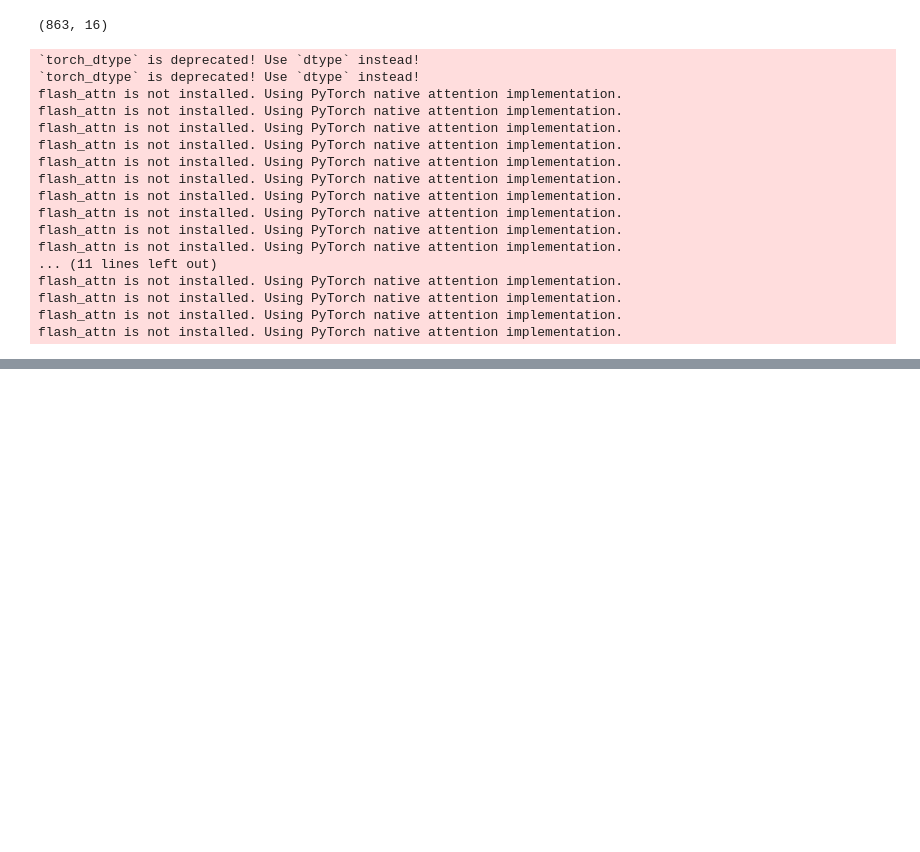
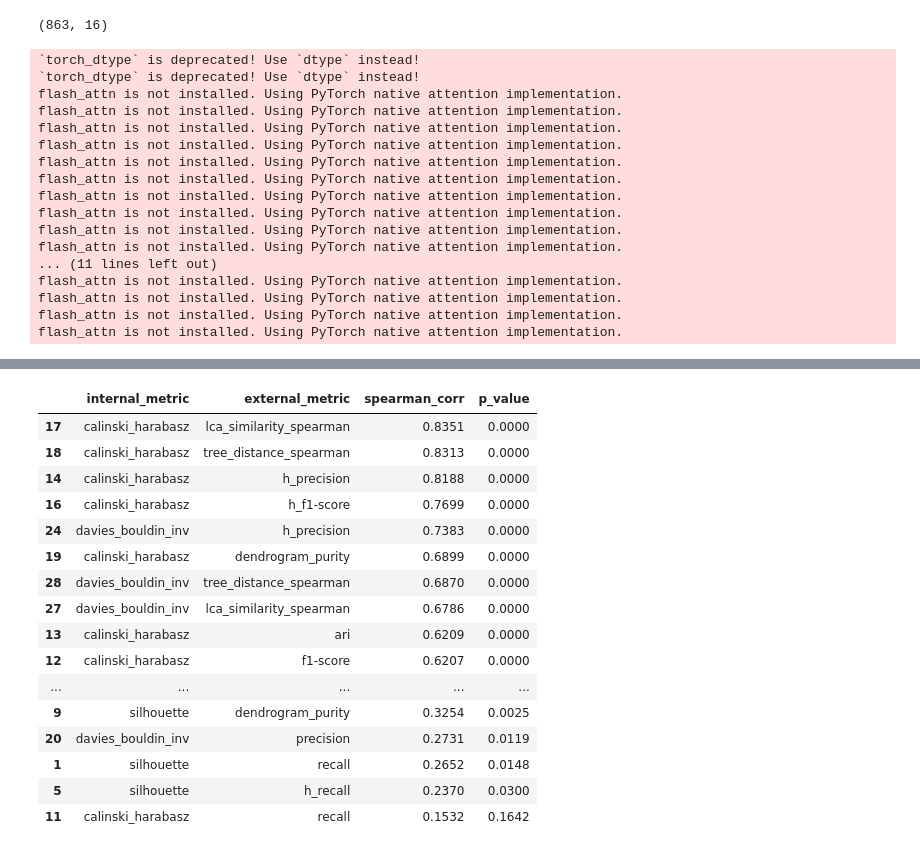
Before and after one commit to haritonn/coursework3, a Jupyter notebook: coursework3.ipynb, the cells around one changed output, grey strips where cells are left out. Saved outputs shown, nothing was run; the diff lists cells and outputs as text; code cells hidden in the pictures; blank space fills up the shorter version.

```diff
--- a/coursework3.ipynb
+++ b/coursework3.ipynb
@@ -1,6 +1,10 @@
 # %%
 import re
 import gc
+
+from collections import Counter, defaultdict
+from functools import lru_cache
+from pathlib import Path
 
 import numpy as np
 import pandas as pd
@@ -25,8 +29,9 @@ from sentence_transformers import SentenceTransformer
 from sklearn.feature_extraction.text import TfidfVectorizer
 from sklearn.decomposition import TruncatedSVD, PCA
 from sklearn.preprocessing import normalize, Normalizer
-from sklearn.cluster import KMeans, AgglomerativeClustering
+from sklearn.cluster import KMeans
 from sklearn.pipeline import make_pipeline
+from sklearn.neighbors import NearestNeighbors
 
 from umap import UMAP
 from hdbscan import HDBSCAN
@@ -38,6 +43,10 @@ from sklearn.metrics import (
     davies_bouldin_score
 )
 from sklearn.metrics.cluster import pair_confusion_matrix
+from scipy.stats import spearmanr
+
+RESULTS_DIR = Path("results")
+RESULTS_DIR.mkdir(exist_ok=True)
 # %%
 df = pd.read_csv("./Разметка_текущая (1).csv")
 df.head()
@@ -456,0 +750,52 @@ total_df = pd.concat(all_results, ignore_index=True)
+# %%
+def corr_table_to_long(corr, pval, x_name="x_metric", y_name="y_metric"):
+    corr_long = (
+        corr
+        .stack()
+        .rename("spearman_corr")
+        .reset_index()
+        .rename(columns={"level_0": x_name, "level_1": y_name})
+    )
+
+    pval_long = (
+        pval
+        .stack()
+        .rename("p_value")
+        .reset_index()
+        .rename(columns={"level_0": x_name, "level_1": y_name})
+    )
+
+    return (
+        corr_long
+        .merge(pval_long, on=[x_name, y_name], how="left")
+        .sort_values("spearman_corr", ascending=False)
+    )
+
+
+corr_internal_external_long = corr_table_to_long(
+    corr_internal_external,
+    pval_internal_external,
+    x_name="internal_metric",
+    y_name="external_metric",
+)
+
+corr_internal_external_long.to_csv(RESULTS_DIR / "correlations_internal_external.csv", index=False)
+display(corr_internal_external_long.round(4))
+# %% [output]
+|  | internal_metric | external_metric | spearman_corr | p_value |
+| 17 | calinski_harabasz | lca_similarity_spearman | 0.8351 | 0.0000 |
+| 18 | calinski_harabasz | tree_distance_spearman | 0.8313 | 0.0000 |
+| 14 | calinski_harabasz | h_precision | 0.8188 | 0.0000 |
+| 16 | calinski_harabasz | h_f1-score | 0.7699 | 0.0000 |
+| 24 | davies_bouldin_inv | h_precision | 0.7383 | 0.0000 |
+| 19 | calinski_harabasz | dendrogram_purity | 0.6899 | 0.0000 |
+| 28 | davies_bouldin_inv | tree_distance_spearman | 0.6870 | 0.0000 |
+| 27 | davies_bouldin_inv | lca_similarity_spearman | 0.6786 | 0.0000 |
+| 13 | calinski_harabasz | ari | 0.6209 | 0.0000 |
+| 12 | calinski_harabasz | f1-score | 0.6207 | 0.0000 |
+| ... | ... | ... | ... | ... |
+| 9 | silhouette | dendrogram_purity | 0.3254 | 0.0025 |
+| 20 | davies_bouldin_inv | precision | 0.2731 | 0.0119 |
+| 1 | silhouette | recall | 0.2652 | 0.0148 |
+| 5 | silhouette | h_recall | 0.2370 | 0.0300 |
+| 11 | calinski_harabasz | recall | 0.1532 | 0.1642 |
```
Also changed, not shown: parts of 15 cells of this notebook, 2 other files.
